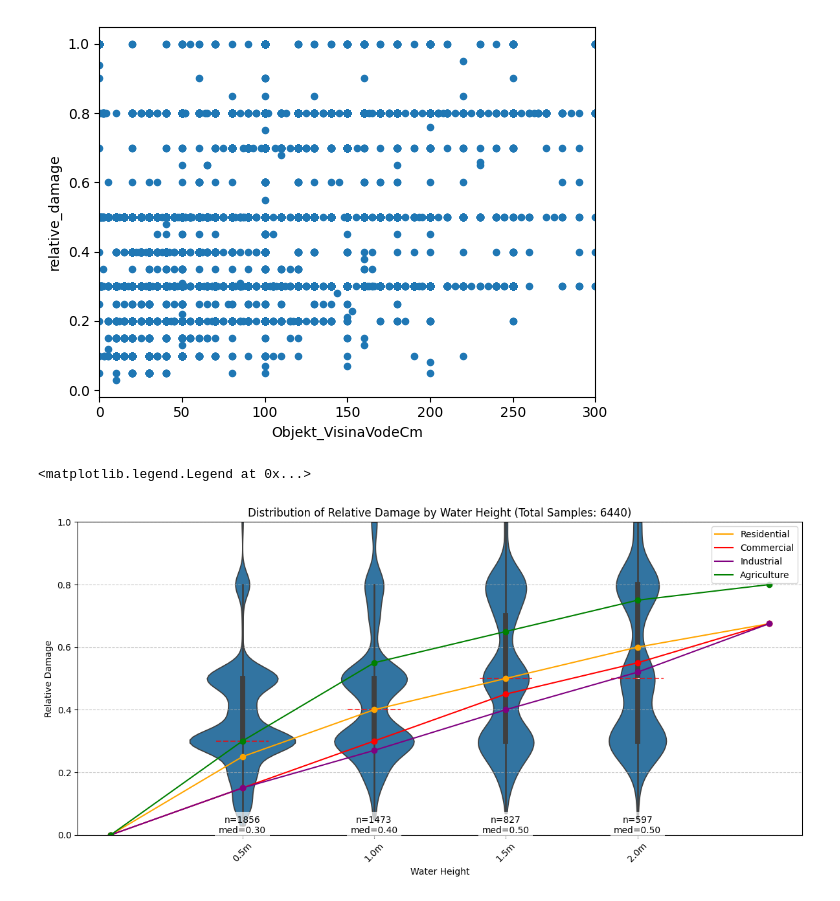
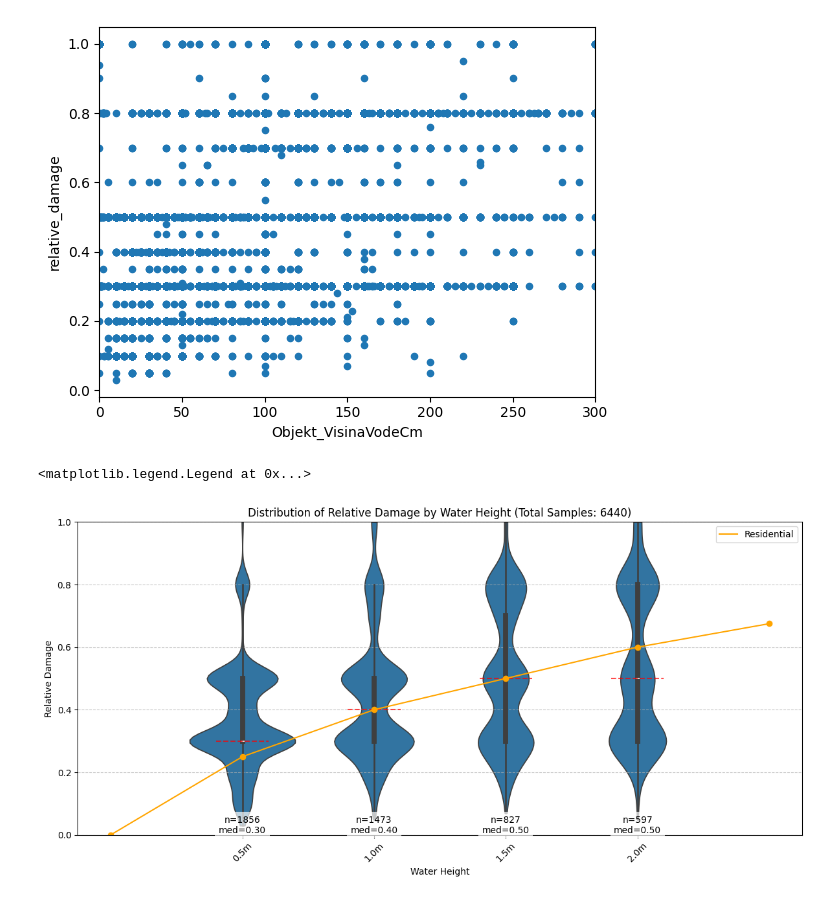
Before and after one commit to KubeljK/cvar-masters, a Jupyter notebook: notebooks/010-kk-compare-damage-functions.ipynb, the cells around one changed output. Drawn from its saved outputs; the diff is of its cells as text; code cells hidden in the pictures.

```diff
--- a/notebooks/010-kk-compare-damage-functions.ipynb
+++ b/notebooks/010-kk-compare-damage-functions.ipynb
@@ -221,12 +221,12 @@ def plot_damage_function(damage_function, color="orange", label="NONE"):
 # %%
 _df = df.copy()
 # _df = _df[_df["Objekt_VrstaObjektaId"].isin([1, 2, 4, 5])]
 fig, ax = plot_violin_damage_by_water_height(_df)
 fig, ax = plot_damage_function(residential_damage_fractions, color="orange", label="Residential")
-fig, ax = plot_damage_function(commercial_damage_function, color="red", label="Commercial")
-fig, ax = plot_damage_function(industrial_damage_function, color="purple", label="Industrial")
-fig, ax = plot_damage_function(agriculture_damage_function, color="green", label="Agriculture")
+# fig, ax = plot_damage_function(commercial_damage_function, color="red", label="Commercial")
+# fig, ax = plot_damage_function(industrial_damage_function, color="purple", label="Industrial")
+# fig, ax = plot_damage_function(agriculture_damage_function, color="green", label="Agriculture")
 ax.legend()
 # %% [output]
 <matplotlib.legend.Legend at 0x...>
-[figure, old version]
+[figure, new version]
```
Also changed, not shown: parts of 2 cells of this notebook, 3 other files.
